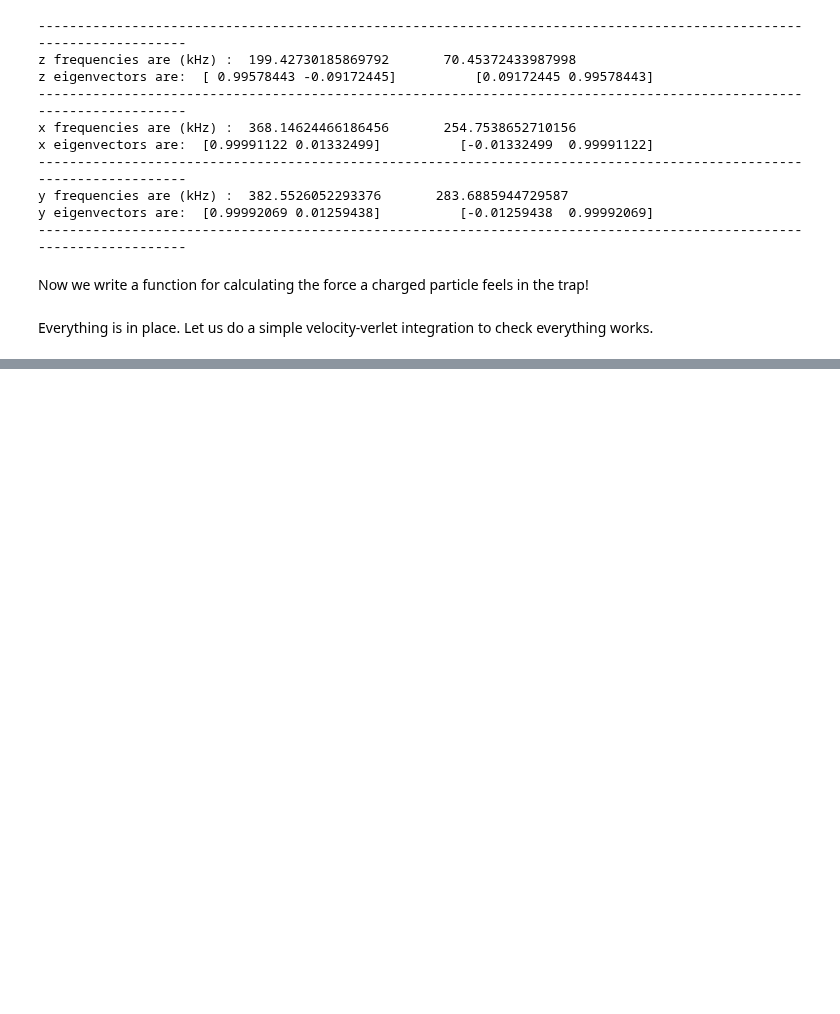
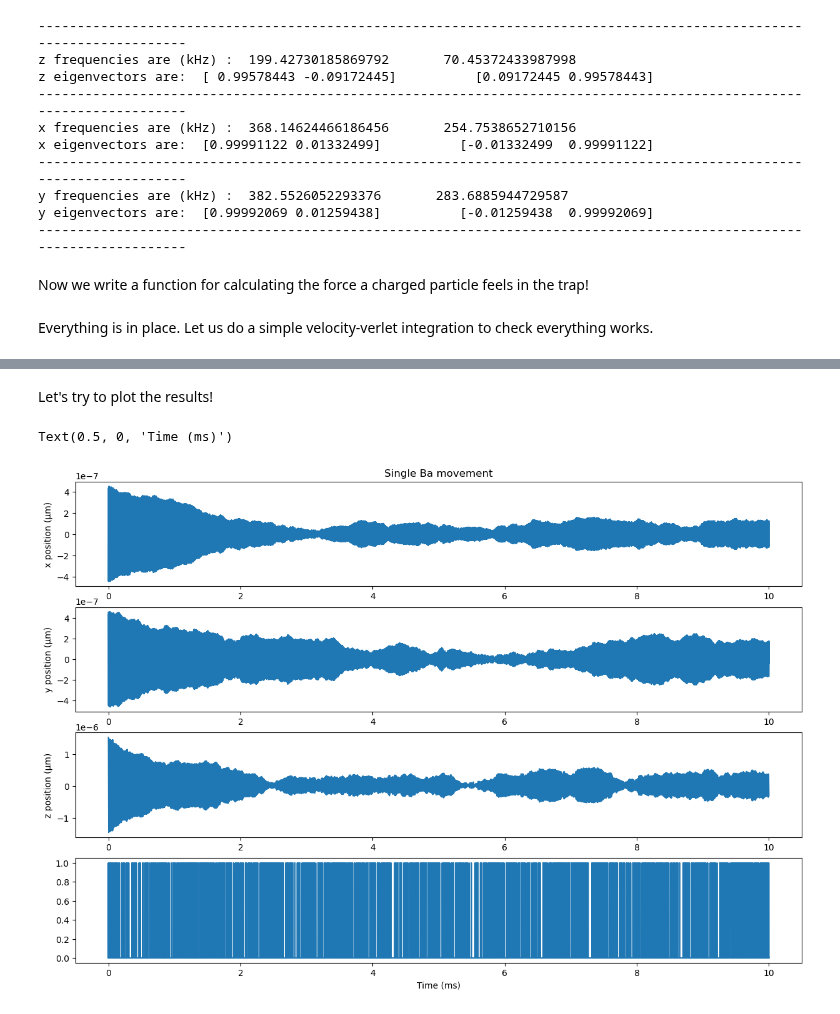
Before and after one commit to EmilLenler/PhD-Work, a Jupyter notebook: Two-Ion-Systems/Cooling.ipynb, the cells around one changed output, grey strips where cells are left out. Cells and saved outputs as stored; diff of their text form; code cells hidden in the pictures; blank space fills up the shorter version.

```diff
--- a/Two-Ion-Systems/Cooling.ipynb
+++ b/Two-Ion-Systems/Cooling.ipynb
@@ -213,0 +349,24 @@ Text(0.5, 0, 'Time (ms)')
+# %% [markdown]
+Let's try to plot the results!
+# %%
+fig,ax = plt.subplots(4,1,figsize = (15,10))
+zs = []
+ys = []
+xs = []
+for position in positions:
+    zs.append(position[2])
+    ys.append(position[1])
+    xs.append(position[0])
+
+ax[0].plot(np.array(ts)*1e3,xs)
+ax[1].plot(np.array(ts)*1e3,ys)
+ax[2].plot(np.array(ts)*1e3,zs)
+ax[3].plot(np.array(ts)*1e3,states)
+ax[0].set_ylabel('x position (µm)')
+ax[1].set_ylabel('y position (µm)')
+ax[2].set_ylabel('z position (µm)')
+ax[0].set_title('Single Ba movement')
+ax[3].set_xlabel('Time (ms)')
+# %% [output]
+Text(0.5, 0, 'Time (ms)')
+[figure, added]
```
Also changed, not shown: parts of 14 cells of this notebook, 1 other file.
